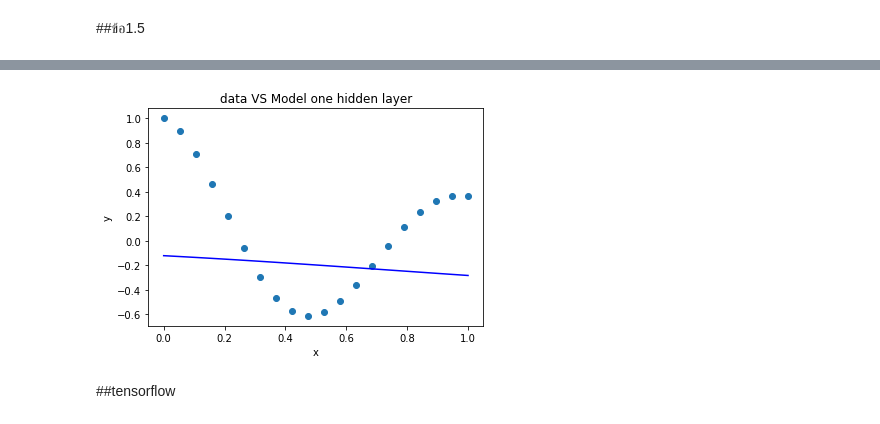
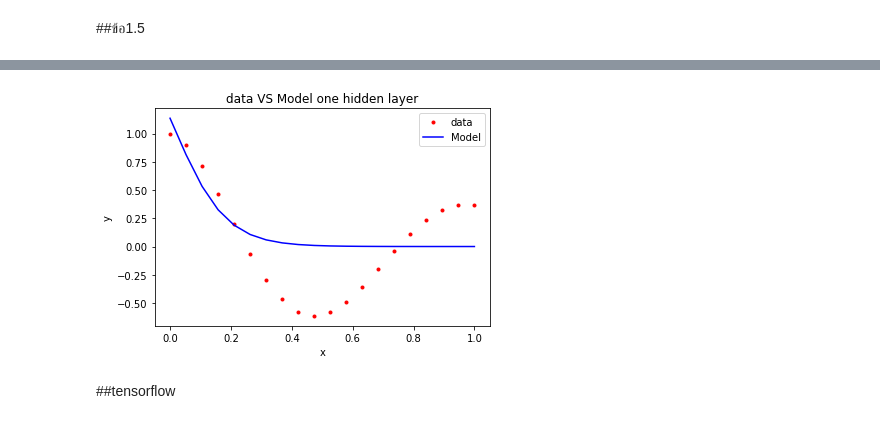
Before and after one commit to singhawat29/SCIP513_Deep_Learning, a Jupyter notebook: HW2_6537710.ipynb, the cells around one changed output, grey strips where cells are left out. Cells and saved outputs as stored; diff of their text form; code cells hidden in the pictures.

```diff
--- a/HW2_6537710.ipynb
+++ b/HW2_6537710.ipynb
@@ -64,8 +64,9 @@ l
 # %%
 m0 = np.random.randn(3)
-s = 0.001
+n = len(x)
+s = 1
 print(m0)
-for i in range(2000):
+for i in range(3000):
     g = grad(m0,x,y,n)
     m = m0 - s*g
     print(loss(m,x,y,n))
@@ -75,6 +76,7 @@ for i in range(2000):
 plt.title('Loss function of one hidden layer')
 plt.xlabel("iteration")
 plt.ylabel("Loss function")
+#plt.legend(loc='upper right')
 plt.show()
 print("m=",m)
 # %% [output]
@@ -100,16 +102,17 @@ m= [ 1.44452355 -1.07330074 -0.479874  ]
 # %%
 w = m[0]
 b = m[1]
 v = m[2]
 y1 = v*sig(w*x+b)
-plt.plot(x,y,'o',  label="data")
+plt.plot(x,y,'.r',  label="data")
 plt.plot(x,y1,'b-',  label="Model")
 plt.title('data VS Model one hidden layer')
 plt.xlabel("x")
 plt.ylabel("y")
+plt.legend(loc='upper right')
 plt.show()
 # %% [output]
-[figure, old version]
+[figure, new version]
 # %% [markdown]
 ##tensorflow
 # %%
```
Also changed, not shown: parts of 11 cells of this notebook.
